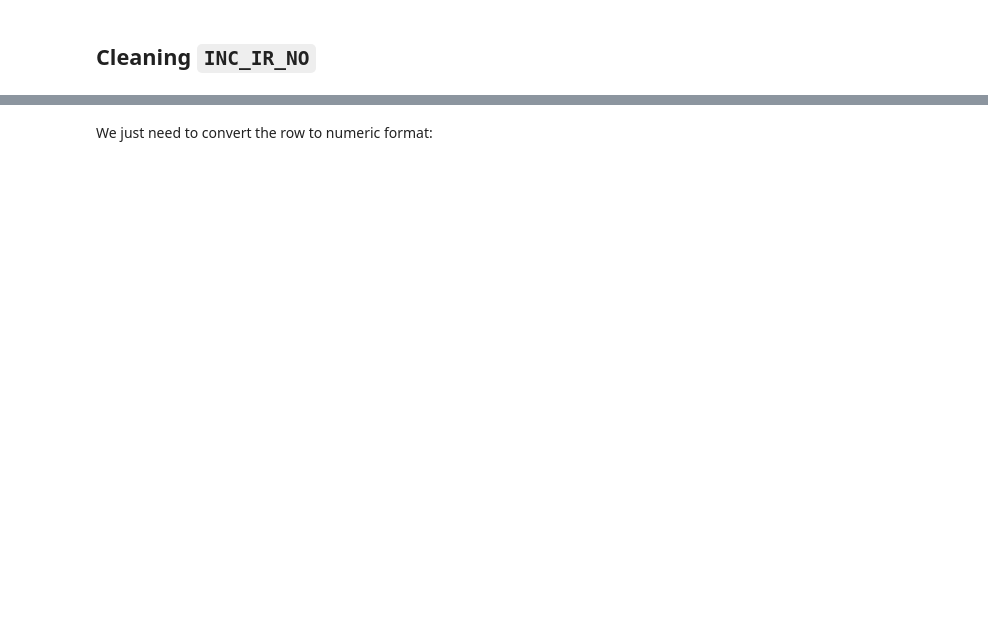
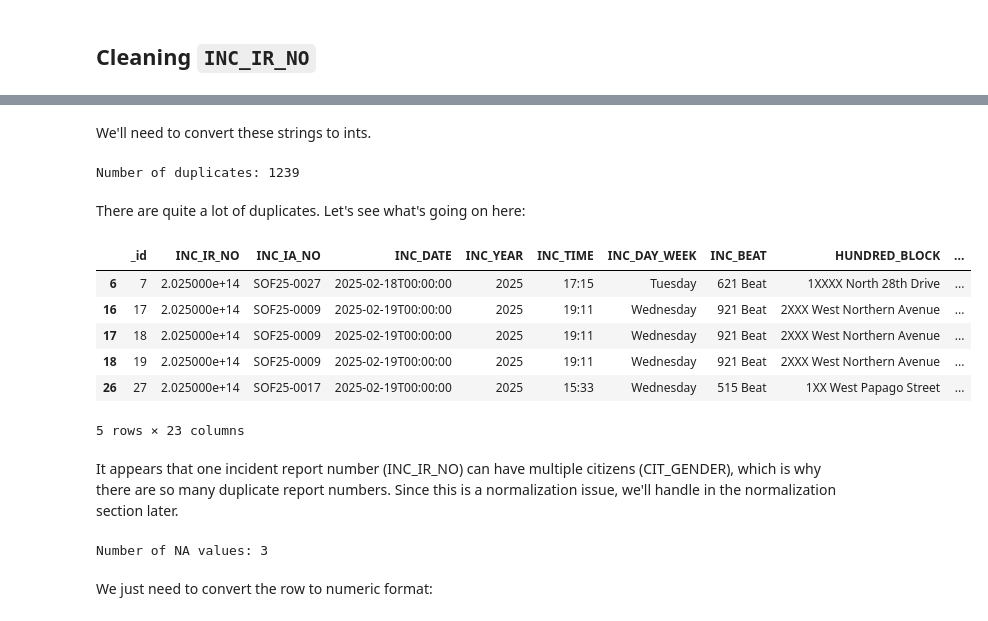
Before and after one commit to Saile5234/DAEN_328_Project, a Jupyter notebook: DAEN_328_Data_Pipeline_Phoenix_Project.ipynb, the cells around one changed output, grey strips where cells are left out. Cells and saved outputs as stored; diff of their text form; code cells hidden in the pictures; blank space fills up the shorter version.

```diff
--- a/DAEN_328_Data_Pipeline_Phoenix_Project.ipynb
+++ b/DAEN_328_Data_Pipeline_Phoenix_Project.ipynb
@@ -142,0 +161,2 @@ Number of rows with NA values: 9
+# %%
+df.replace('Not Available', pd.NA, inplace=True)
@@ -150,3 +186,27 @@ array(['202500000255424', '202500000193276', '202500000252010', ...,
+# %% [markdown]
+We'll need to convert these strings to ints.
+# %%
+print(f"Number of duplicates: {df['INC_IR_NO'].duplicated().sum()}")
+# %% [output]
+Number of duplicates: 1239
+# %% [markdown]
+There are quite a lot of duplicates. Let's see what's going on here:
+# %%
+df[df['INC_IR_NO'].duplicated()].head()
+# %% [output]
+|  | _id | INC_IR_NO | INC_IA_NO | INC_DATE | INC_YEAR | INC_TIME | INC_DAY_WEEK | INC_BEAT | HUNDRED_BLOCK | ... |
+| 6 | 7 | 2.025000e+14 | SOF25-0027 | 2025-02-18T00:00:00 | 2025 | 17:15 | Tuesday | 621 Beat | 1XXXX North 28th Drive | ... |
+| 16 | 17 | 2.025000e+14 | SOF25-0009 | 2025-02-19T00:00:00 | 2025 | 19:11 | Wednesday | 921 Beat | 2XXX West Northern Avenue | ... |
+| 17 | 18 | 2.025000e+14 | SOF25-0009 | 2025-02-19T00:00:00 | 2025 | 19:11 | Wednesday | 921 Beat | 2XXX West Northern Avenue | ... |
+| 18 | 19 | 2.025000e+14 | SOF25-0009 | 2025-02-19T00:00:00 | 2025 | 19:11 | Wednesday | 921 Beat | 2XXX West Northern Avenue | ... |
+| 26 | 27 | 2.025000e+14 | SOF25-0017 | 2025-02-19T00:00:00 | 2025 | 15:33 | Wednesday | 515 Beat | 1XX West Papago Street | ... |
+5 rows × 23 columns
+# %% [markdown]
+It appears that one incident report number (INC_IR_NO) can have multiple citizens (CIT_GENDER), which is why there are so many duplicate report numbers. Since this is a normalization issue, we'll handle in the normalization section later.
+# %%
+print(f"Number of NA values: {df['INC_IR_NO'].isna().sum()}")
+# %% [output]
+Number of NA values: 3
 # %% [markdown]
 We just need to convert the row to numeric format:
 # %%
```
Also changed, not shown: parts of 127 cells of this notebook, 5 other files.
